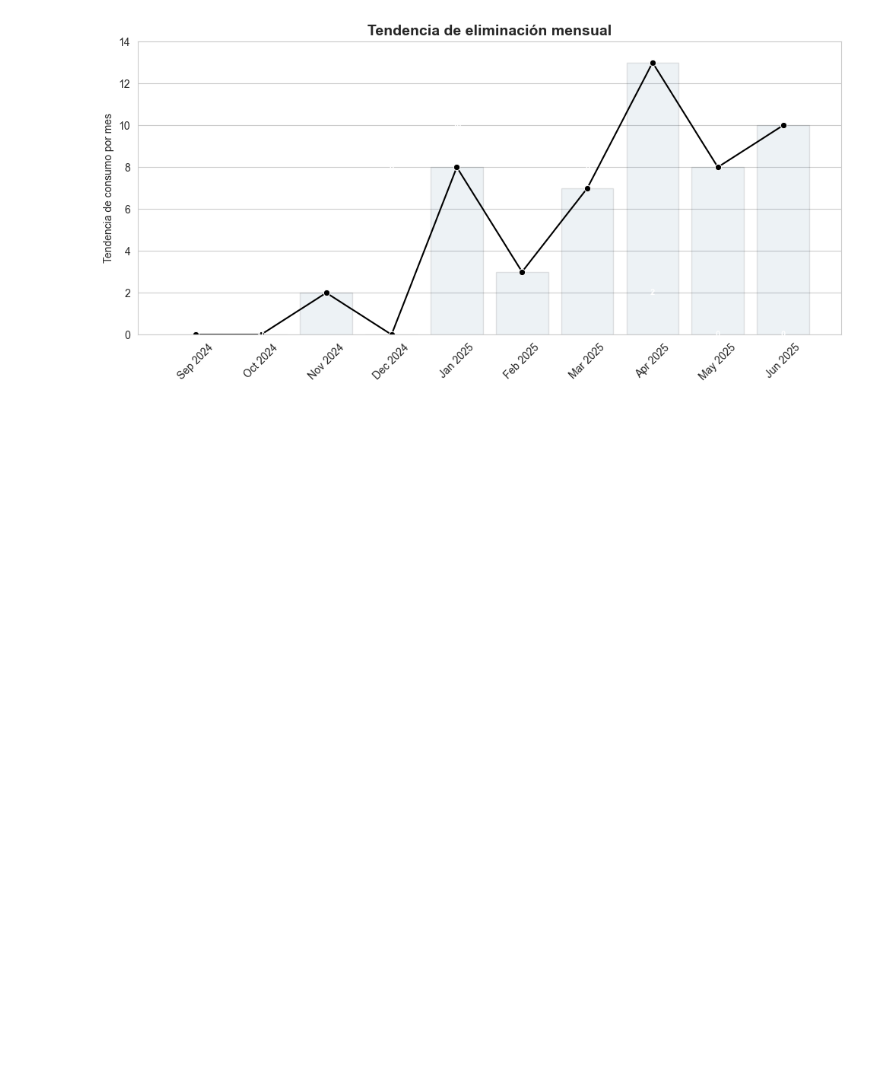
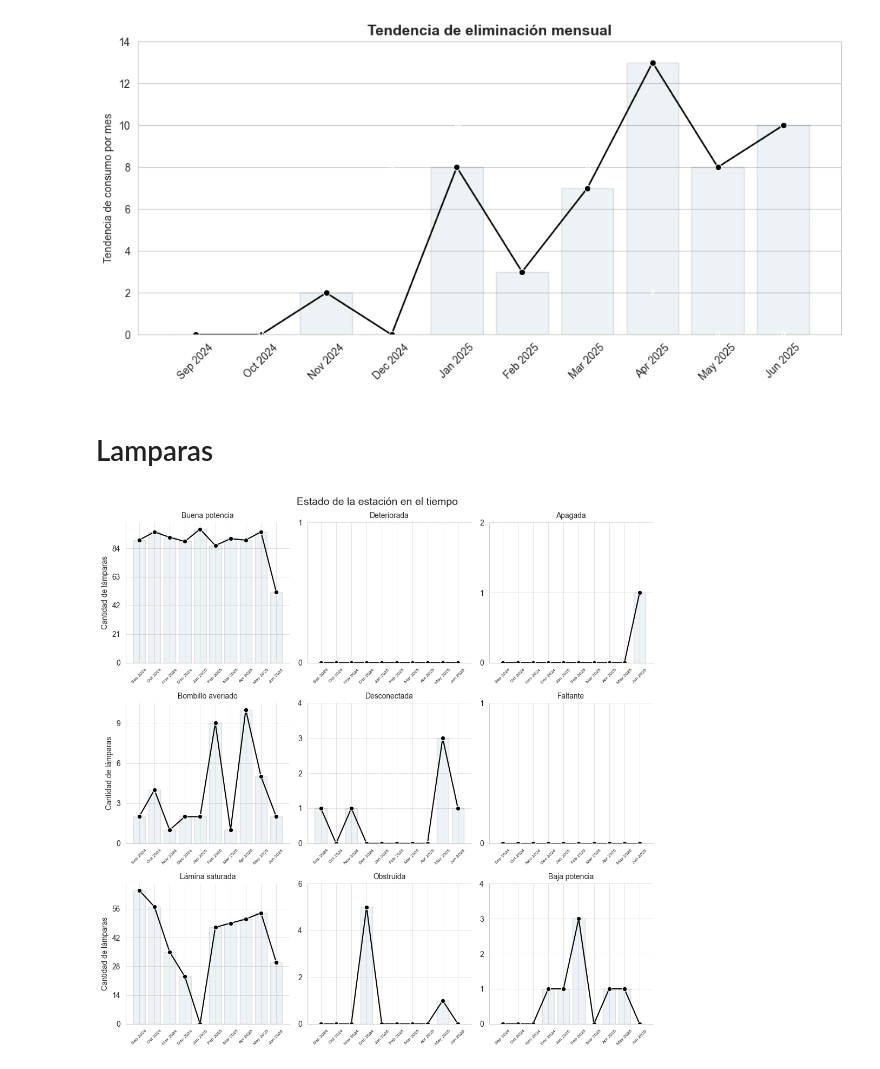
Before and after one commit to juanpaat/Serviplagas, a Jupyter notebook: Notebook.ipynb, the cells around one changed output. Saved outputs shown, nothing was run; the diff lists cells and outputs as text; code cells hidden in the pictures; blank space fills up the shorter version.

Commit message:
Primeros plot terminados

```diff
--- a/Notebook.ipynb
+++ b/Notebook.ipynb
@@ -63,3 +48,9 @@ generate_roedores_station_status_plot(df_roedores)
 plot_tendencia_eliminacion_mensual(df_roedores)
 # %% [output]
 [figure]
+# %% [markdown]
+# Lamparas
+# %%
+plot_estado_lamparas_por_mes(df_lamparas)
+# %% [output]
+[figure, added]
```
Also changed, not shown: parts of 5 cells of this notebook, 6 other files.
